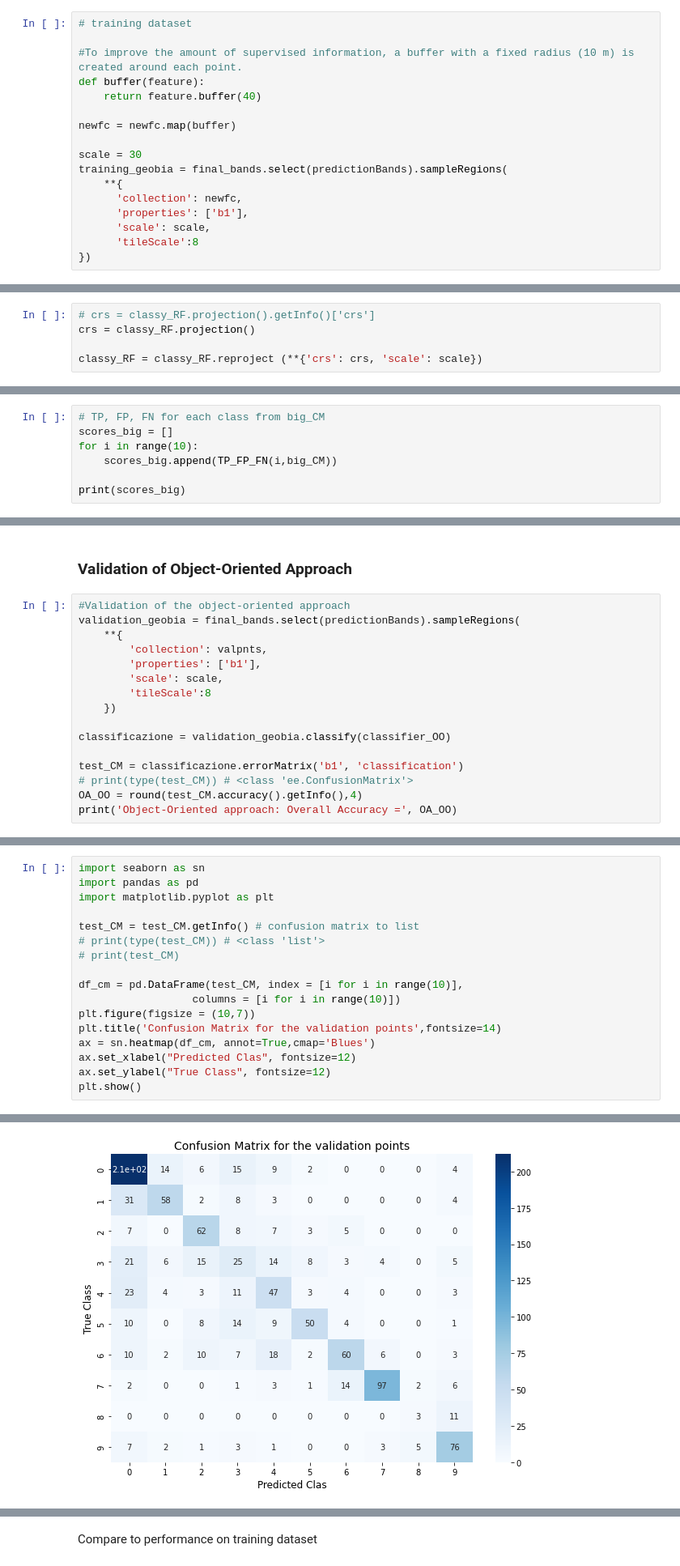
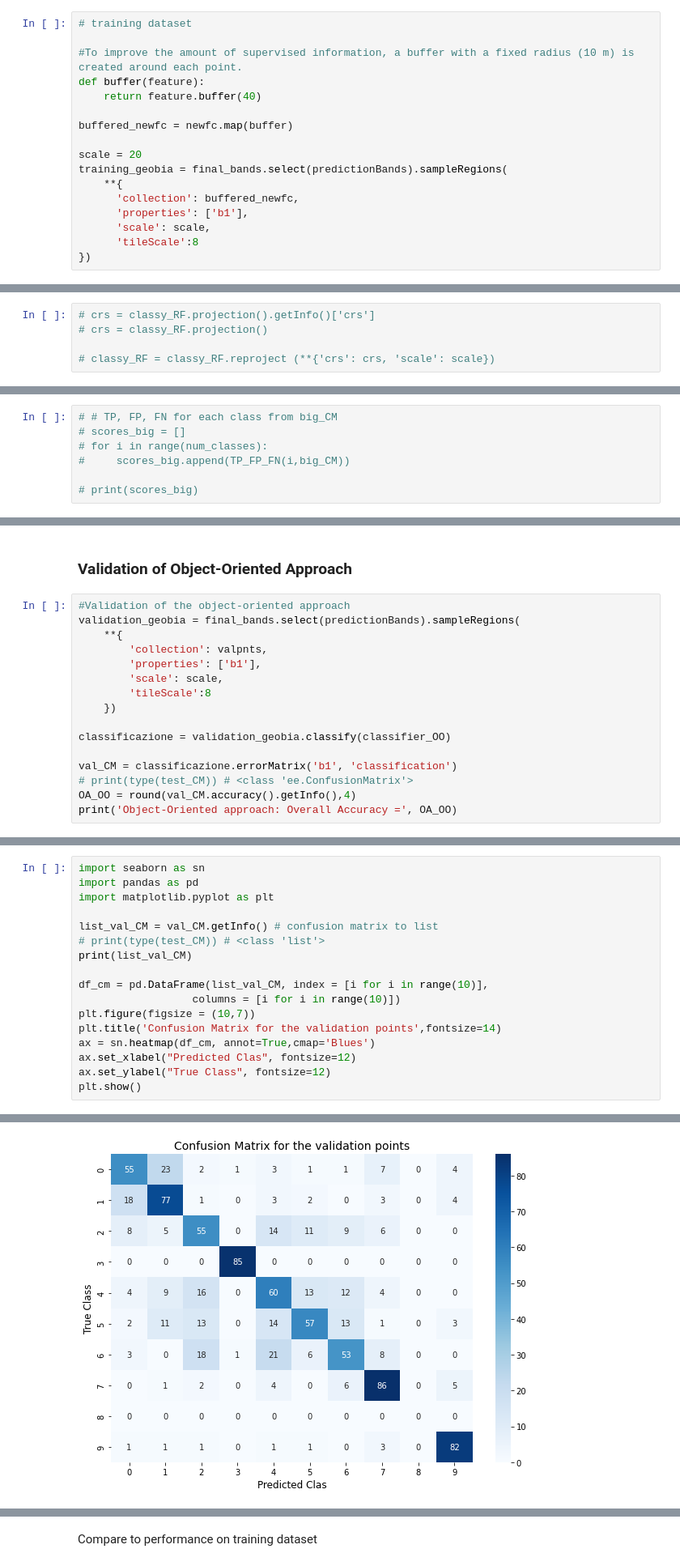
Before and after one commit to SuzannaLin/GEE_LULC, a Jupyter notebook: EARSeL_Nice.ipynb, the cells around one changed output, grey strips where cells are left out. Shown at 81% size. Cells and saved outputs as stored; diff of their text form.

```diff
--- a/EARSeL_Nice.ipynb
+++ b/EARSeL_Nice.ipynb
@@ -2067,12 +2261,12 @@ print(final_bands.bandNames().getInfo()) # dataset
 def buffer(feature):
     return feature.buffer(40)
 
-newfc = newfc.map(buffer)
+buffered_newfc = newfc.map(buffer)
 
-scale = 30
+scale = 20
 training_geobia = final_bands.select(predictionBands).sampleRegions(
     **{
-      'collection': newfc,
+      'collection': buffered_newfc,
       'properties': ['b1'],
       'scale': scale,
       'tileScale':8
@@ -2128,9 +2307,9 @@ print(classy_RF.bandNames().getInfo())
 Add classification layer to the map
 # %%
 # crs = classy_RF.projection().getInfo()['crs']
-crs = classy_RF.projection()
+# crs = classy_RF.projection()
 
-classy_RF = classy_RF.reproject (**{'crs': crs, 'scale': scale})
+# classy_RF = classy_RF.reproject (**{'crs': crs, 'scale': scale})
 # %%
 Map = geemap.Map()
 Map.center_object(roi_tile)
@@ -2484,9 +2783,9 @@ finished
 # %% [markdown]
 The correct way to get the miou and class iou is through the TP, FP, FN values. After adding these togehter over all the tiles, we can compute the iou per class.
 # %%
-# TP, FP, FN for each class from big_CM
-scores_big = []
-for i in range(10):
-    scores_big.append(TP_FP_FN(i,big_CM))
+# # TP, FP, FN for each class from big_CM
+# scores_big = []
+# for i in range(num_classes):
+#     scores_big.append(TP_FP_FN(i,big_CM))
 
-print(scores_big)
+# print(scores_big)
@@ -2667,8 +2906,8 @@ validation_geobia = final_bands.select(predictionBands).sampleRegions(
 
 classificazione = validation_geobia.classify(classifier_OO)
 
-test_CM = classificazione.errorMatrix('b1', 'classification')
+val_CM = classificazione.errorMatrix('b1', 'classification')
 # print(type(test_CM)) # <class 'ee.ConfusionMatrix'>
-OA_OO = round(test_CM.accuracy().getInfo(),4)
+OA_OO = round(val_CM.accuracy().getInfo(),4)
 print('Object-Oriented approach: Overall Accuracy =', OA_OO)
 # %% [output]
@@ -2678,11 +2917,11 @@ import seaborn as sn
 import pandas as pd
 import matplotlib.pyplot as plt
 
-test_CM = test_CM.getInfo() # confusion matrix to list
+list_val_CM = val_CM.getInfo() # confusion matrix to list
 # print(type(test_CM)) # <class 'list'>
-# print(test_CM)
+print(list_val_CM)
 
-df_cm = pd.DataFrame(test_CM, index = [i for i in range(10)],
+df_cm = pd.DataFrame(list_val_CM, index = [i for i in range(10)],
                   columns = [i for i in range(10)])
 plt.figure(figsize = (10,7))
 plt.title('Confusion Matrix for the validation points',fontsize=14)
@@ -2694 +2934 @@ plt.show()
-[figure, old version]
+[figure, new version]
```
Also changed, not shown: parts of 104 cells of this notebook, 39 other files.
